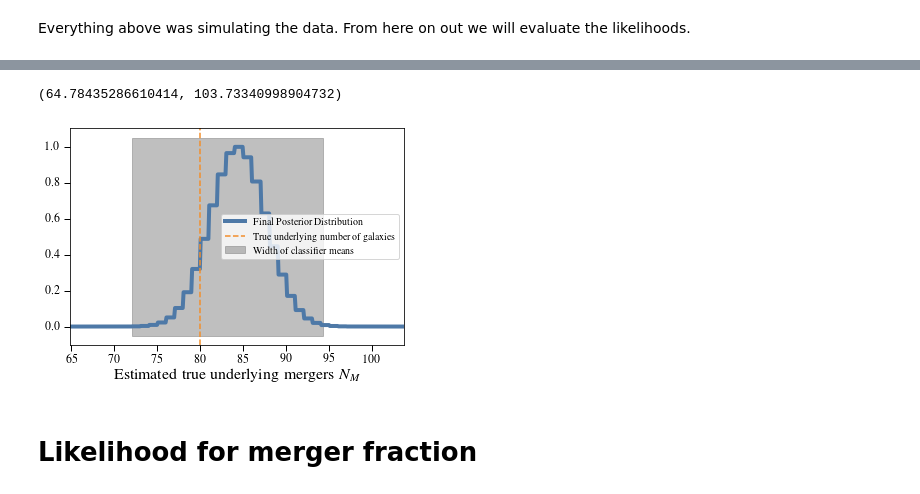
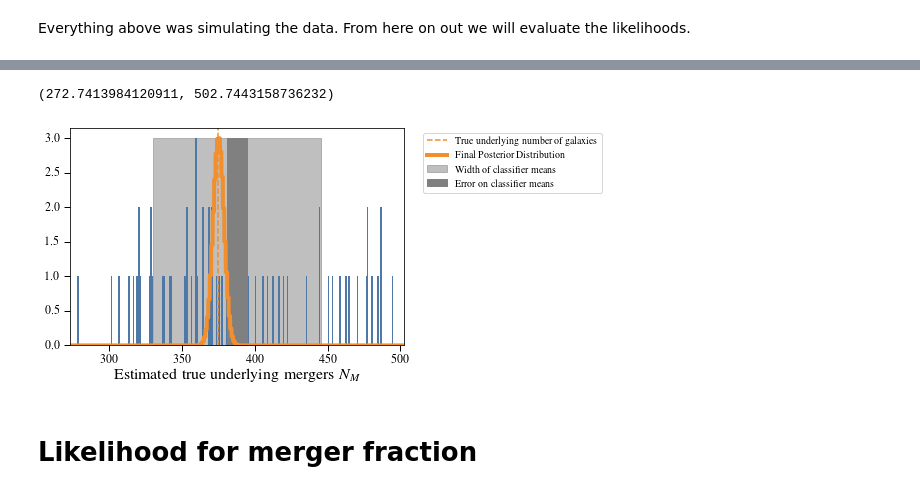
Before and after one commit to dncnwtts/merger_classification, a Jupyter notebook: simulated_analysis.ipynb, the cells around one changed output, grey strips where cells are left out. Saved outputs shown, nothing was run; the diff lists cells and outputs as text; code cells hidden in the pictures.

```diff
--- a/simulated_analysis.ipynb
+++ b/simulated_analysis.ipynb
@@ -5,12 +5,12 @@ import numpy as np
 
 from scipy.stats import binom, multinomial, beta, dirichlet
 
-plot_all_lines = True
+plot_all_lines = False
 import warnings
 warnings.simplefilter('error', RuntimeWarning)
 # %%
 # Total sample size
-N = 193
+N = 193*5
 # True merger fraction
 f_M = 0.4
 
@@ -22,7 +22,7 @@ true_gals = np.random.choice([0,1], size=N, p=[1-f_M, f_M])
 f_M_sample = true_gals.sum()/N
 # %%
 # Number of classifiers
-n = 14
+n = 14*5
 np.random.seed(0)
 # Classifier accuracy at identifying mergers
 r_Ms = np.random.uniform(low=0.5, high=0.8, size=n)
@@ -112,10 +110,10 @@ def L(Ns, rj, rjp, N_M, Ntot):
         L += np.exp(L1+L2)
     return L
 # %%
-Ns = np.linspace(1, N, 10*N)
+Ns = np.linspace(0, N, 10*N)
 if plot_all_lines:
     for i in range(n):
         plt.plot(Ns, L(Ns, r_Ms[i], r_Is[i], N_M[i], N), color=plt.cm.viridis(i/n))
     plt.xlabel(r'Estimated true underlying mergers $N_M$')
     plt.axvline(true_gals.sum(), label='True underlying number of galaxies', color='C1', linestyle='--')
-#plt.xlim([0, 200])
+    plt.xlim([0, N])
@@ -124,19 +120,23 @@ if plot_all_lines:
 # %%
 plt.figure()
 lnLi = L(Ns, r_Ms[i], r_Is[i], N_M[i], N)*0
 
 for i in range(n):
     lnLi += np.log(L(Ns, r_Ms[i], r_Is[i], N_M[i], N))
-plt.plot(Ns, np.exp(lnLi-lnLi.max()),  label='Final Posterior Distribution', lw=4)
-plt.fill_betweenx(plt.gca().get_ylim(), N_M.mean()-N_M.std(), N_M.mean()+N_M.std(), alpha=0.5,
-                  color='gray', label=r'Width of classifier means')
+nbins, bins, patches = plt.hist(N_M, bins=np.arange(0, N), label='', zorder=-1.5)
 plt.axvline(true_gals.sum(), label='True underlying number of galaxies', color='C1', linestyle='--')
-plt.legend(loc='best')
+plt.plot(Ns, nbins.max()*np.exp(lnLi-lnLi.max()),  label='Final Posterior Distribution', lw=4)
+plt.fill_betweenx([0,nbins.max()], N_M.mean()-N_M.std(), N_M.mean()+N_M.std(), alpha=0.5,
+                  color='gray', label=r'Width of classifier means', zorder=-2)
+plt.fill_betweenx([0,nbins.max()], N_M.mean()-N_M.std()/len(N_M)**0.5, N_M.mean()+N_M.std()/len(N_M)**0.5, alpha=1,
+                  color='gray', label=r'Error on classifier means', zorder=-1)
+
+plt.legend(bbox_to_anchor=(1.04,1), loc="upper left")
 plt.xlabel(r'Estimated true underlying mergers $N_M$')
-plt.xlim(0.9*(N_M.mean()-N_M.std()), 1.1*(N_M.mean()+N_M.std()))
+plt.xlim([N_M.mean()-2*N_M.std(), N_M.mean()+2*N_M.std()])
 # %% [output]
-(64.78435286610414, 103.73340998904732)
+(272.7413984120911, 502.7443158736232)
-[figure, old version]
+[figure, new version]
 # %% [markdown]
 # Likelihood for merger fraction
 # %%
```
Also changed, not shown: parts of 16 cells of this notebook.
